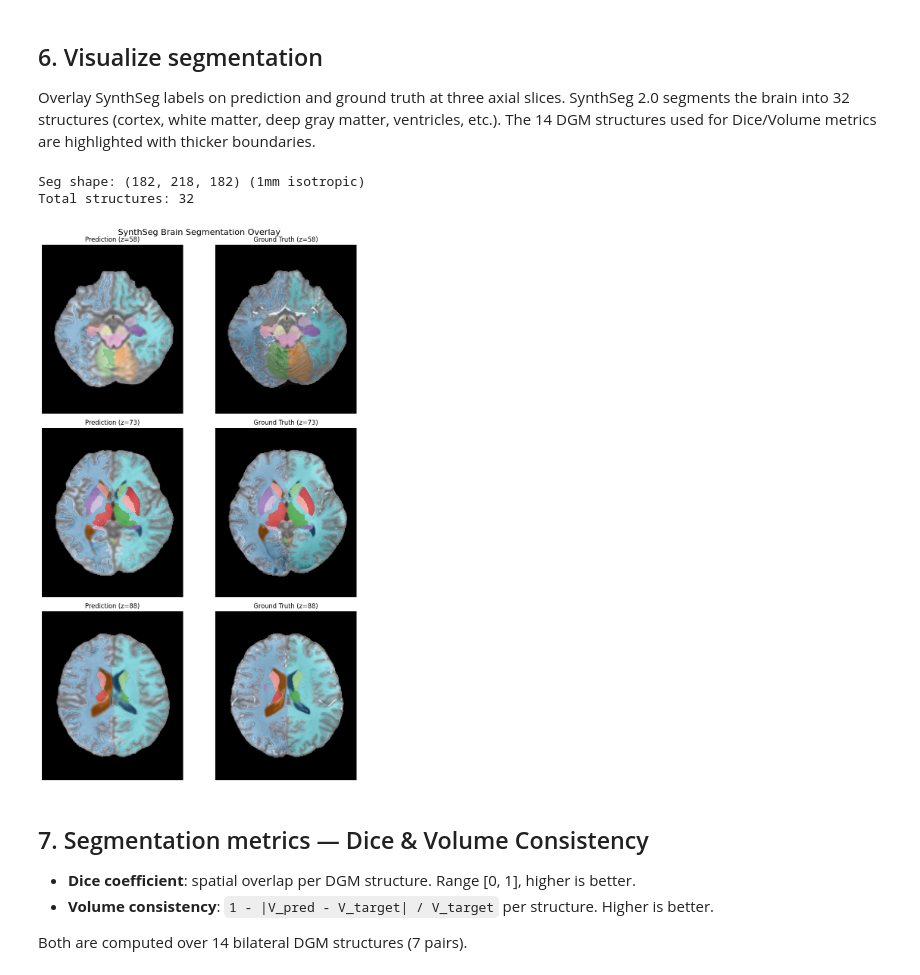
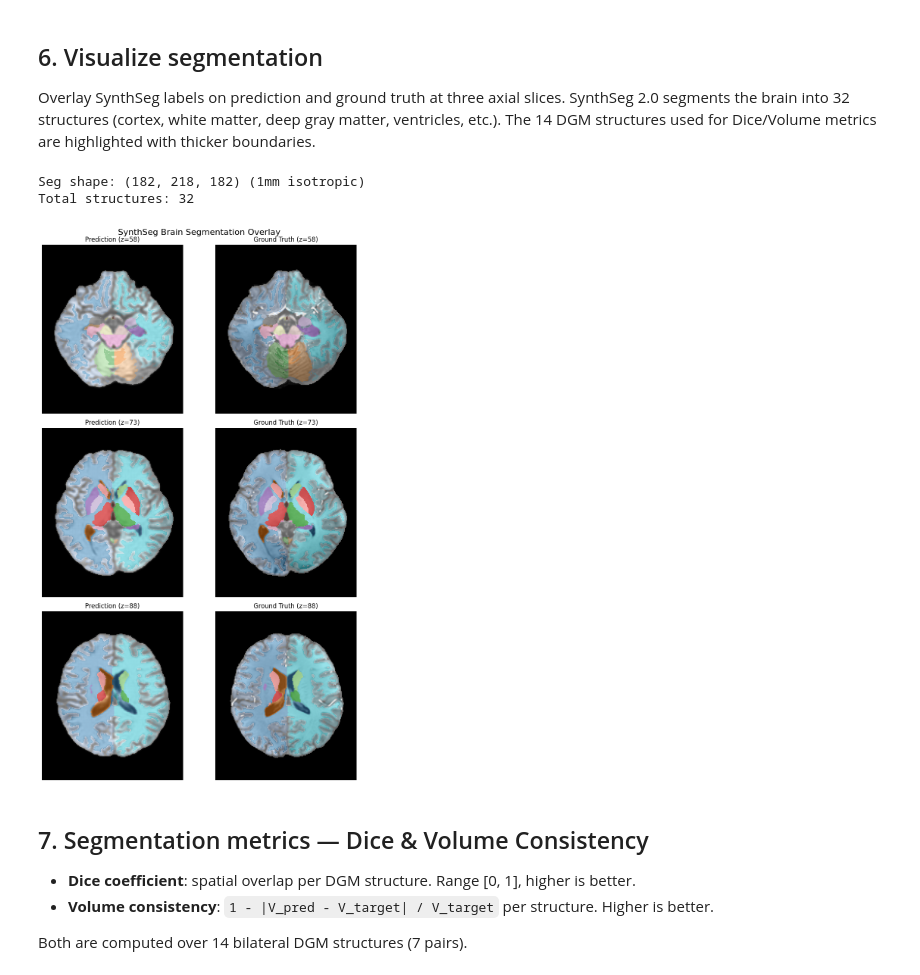
Before and after one commit to MRIxFields/MRIxFields2026, a Jupyter notebook: Tutorial/03_evaluation.ipynb, the cells around one changed output. Saved outputs shown, nothing was run; the diff lists cells and outputs as text; code cells hidden in the pictures.

```diff
--- a/Tutorial/03_evaluation.ipynb
+++ b/Tutorial/03_evaluation.ipynb
@@ -109,20 +105,20 @@ Three axial slices (mid-1/4, mid, mid+1/4) showing prediction, target, and the a
 pred, _ = load_nifti(pred_path)
 tgt, _  = load_nifti(tgt_path)
 
-# Match the normalisation used by evaluate_pair
-tgt_max = np.percentile(tgt, 99.5)
-tgt_n = np.clip(tgt, 0, tgt_max) / max(tgt_max, 1e-8)
-pred_n = np.clip(pred, 0, 1)  # already [0,1] from inference
+# Clip pred to [0, 1] to guard against any stray values from the model.
+tgt_n = tgt.astype(np.float32)
+pred_n = np.clip(pred, 0, 1).astype(np.float32)
 
 Z = pred.shape[2]
 slice_idx = [Z // 4, Z // 2, 3 * Z // 4]
+# vmax = 99.5th percentile per slice: suppresses the top 0.5% bright outliers so mid-tone contrast isn't washed out.
 fig, axes = plt.subplots(len(slice_idx), 3, figsize=(12, 4 * len(slice_idx)))
 for row, z in enumerate(slice_idx):
     p, t = pred_n[:, :, z].T, tgt_n[:, :, z].T
     err = np.abs(p - t)
-    axes[row, 0].imshow(p, cmap='gray', origin='lower', vmin=0, vmax=1)
+    axes[row, 0].imshow(p, cmap='gray', origin='lower', vmin=0, vmax=np.percentile(p, 99.5))
     axes[row, 0].set_title(f'Prediction (z={z})')
-    axes[row, 1].imshow(t, cmap='gray', origin='lower', vmin=0, vmax=1)
+    axes[row, 1].imshow(t, cmap='gray', origin='lower', vmin=0, vmax=np.percentile(t, 99.5))
     axes[row, 1].set_title(f'Target (z={z})')
     im = axes[row, 2].imshow(err, cmap='hot', origin='lower', vmin=0, vmax=0.3)
     axes[row, 2].set_title(f'|Error| (z={z})')
@@ -271,13 +267,11 @@ dgm_ids = set(DGM_LABELS.values())
 
 # Downsample pred/tgt volumes to match seg resolution for overlay
 pred_vol, _ = load_nifti(pred_path)
-tgt_vol_raw, _ = load_nifti(tgt_path)
-tgt_max = np.percentile(tgt_vol_raw, 99.5)
-tgt_vol_n = np.clip(tgt_vol_raw, 0, tgt_max) / max(tgt_max, 1e-8)
+tgt_vol, _  = load_nifti(tgt_path)
 
 scale = np.array(pred_seg_vol.shape) / np.array(pred_vol.shape)
 pred_ds = ndi_zoom(pred_vol, scale, order=1)
-tgt_ds  = ndi_zoom(tgt_vol_n, scale, order=1)
+tgt_ds  = ndi_zoom(tgt_vol, scale, order=1)
 
 # Build a consistent colormap: map each label to a unique color
 cmap_base = plt.colormaps.get_cmap('tab20').resampled(20)
@@ -292,36 +286,37 @@ Z = pred_seg_vol.shape[2]
 slice_idx = [best_z - 15, best_z, best_z + 15]
 slice_idx = [max(0, min(z, Z - 1)) for z in slice_idx]
 
+# vmax = 99.5th percentile per slice: suppresses the top 0.5% bright outliers so mid-tone contrast isn't washed out.
 fig, axes = plt.subplots(len(slice_idx), 2, figsize=(10, 5 * len(slice_idx)))
 for row, z in enumerate(slice_idx):
     for col, (vol, seg, title) in enumerate([
         (pred_ds, pred_seg_vol, 'Prediction'),
         (tgt_ds,  tgt_seg_vol,  'Ground Truth'),
     ]):
         ax = axes[row, col]
-        ax.imshow(vol[:, :, z].T, cmap='gray', origin='lower', vmin=0, vmax=1)
+        ax.imshow(vol[:, :, z].T, cmap='gray', origin='lower', vmin=0, vmax=np.percentile(vol[:, :, z], 99.5))
         # Overlay all non-zero labels
         seg_slice = seg[:, :, z].T
         rgba = np.zeros((*seg_slice.shape, 4))
         for lbl in all_labels:
             mask = seg_slice == lbl
             if mask.any():
                 c = label_colors[lbl]
                 rgba[mask] = [c[0], c[1], c[2], 0.45]
                 # DGM structures: slightly more opaque
                 if lbl in dgm_ids:
                     rgba[mask] = [c[0], c[1], c[2], 0.7]
         ax.imshow(rgba, origin='lower', interpolation='nearest')
         ax.set_title(f'{title} (z={z})', fontsize=12)
         ax.axis('off')
 
 fig.suptitle('SynthSeg Brain Segmentation Overlay', fontsize=16)
 plt.tight_layout()
 plt.show()
 # %% [output]
 Seg shape: (182, 218, 182) (1mm isotropic)
 Total structures: 32
-[figure, old version]
+[figure, new version]
 # %% [markdown]
 ## 7. Segmentation metrics — Dice & Volume Consistency
 
```
Also changed, not shown: parts of 7 cells of this notebook, 12 other files.
